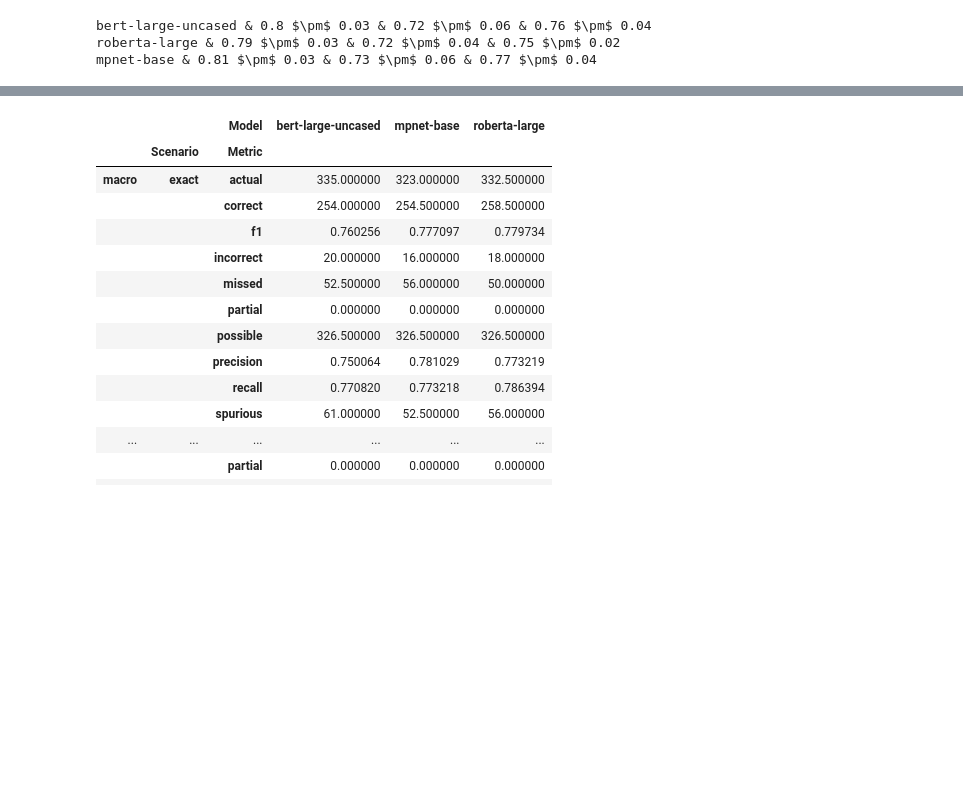
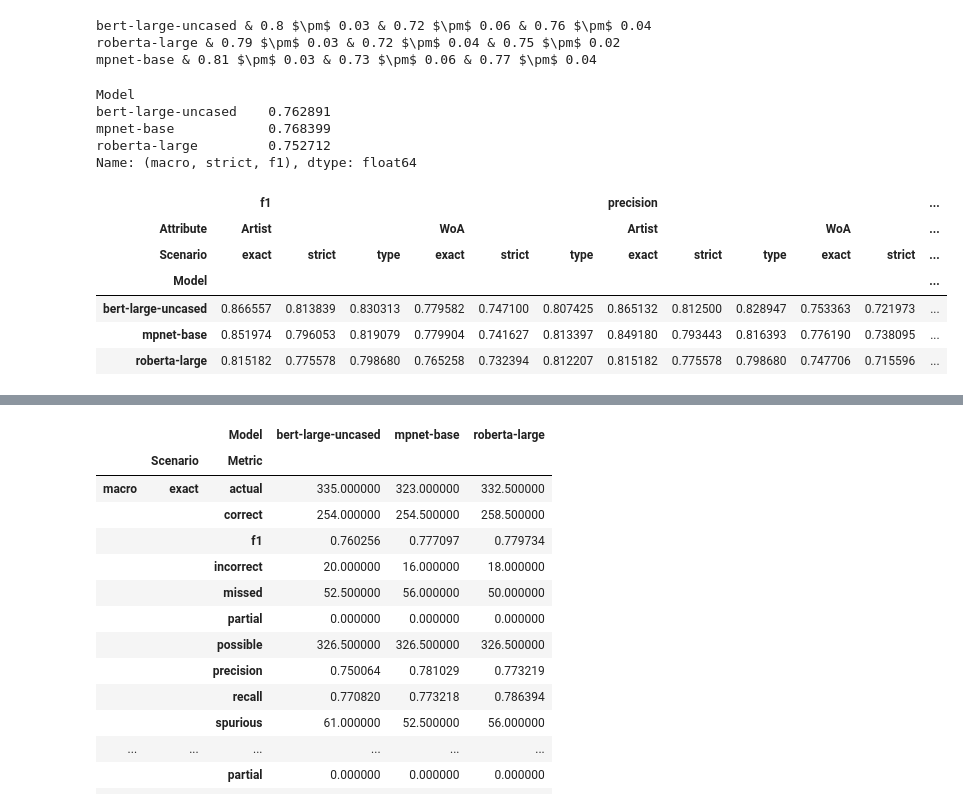
Before and after one commit to progsi/YTUnCoverLLM, a Jupyter notebook: notebooks/reddit_results.ipynb, the cells around one changed output, grey strips where cells are left out. Drawn from its saved outputs; the diff is of its cells as text; code cells hidden in the pictures; blank space fills up the shorter version.

```diff
--- a/notebooks/reddit_results.ipynb
+++ b/notebooks/reddit_results.ipynb
@@ -316,3 +278,31 @@ from baseline.parse_output import get_results_overall_table, get_results_table,
 
 BASELINES = ["bert-large-uncased", "roberta-large", "mpnet-base"]
 OUTPUT_PATH_REDDIT = "../baseline/music-ner-eacl2023/output/dataset"
+
+results_f1 = get_results_overall_table(BASELINES, OUTPUT_PATH_REDDIT + str(1)).loc["macro", "strict", "f1"]
+for i in range(2,5):
+    results_f1 += get_results_overall_table(BASELINES, OUTPUT_PATH_REDDIT + str(i)).loc["macro", "strict", "f1"]
+results_f1 =  results_f1/4
+results_f1
+# %% [output]
+Model
+bert-large-uncased    0.762891
+mpnet-base            0.768399
+roberta-large         0.752712
+Name: (macro, strict, f1), dtype: float64
+# %%
+
+
+results_attrs = get_results_table(BASELINES, OUTPUT_PATH_REDDIT + str(1))
+for i in range(2,5):
+    results_attrs += get_results_table(BASELINES, OUTPUT_PATH_REDDIT + str(1))
+results_attrs =  results_attrs/4
+results_attrs
+# %% [output]
+|  | f1 |  |  |  |  |  | precision |  |  |  |  | ... |
+| Attribute | Artist |  |  | WoA |  |  | Artist |  |  | WoA |  | ... |
+| Scenario | exact | strict | type | exact | strict | type | exact | strict | type | exact | strict | ... |
+| Model |  |  |  |  |  |  |  |  |  |  |  | ... |
+| bert-large-uncased | 0.866557 | 0.813839 | 0.830313 | 0.779582 | 0.747100 | 0.807425 | 0.865132 | 0.812500 | 0.828947 | 0.753363 | 0.721973 | ... |
+| mpnet-base | 0.851974 | 0.796053 | 0.819079 | 0.779904 | 0.741627 | 0.813397 | 0.849180 | 0.793443 | 0.816393 | 0.776190 | 0.738095 | ... |
+| roberta-large | 0.815182 | 0.775578 | 0.798680 | 0.765258 | 0.732394 | 0.812207 | 0.815182 | 0.775578 | 0.798680 | 0.747706 | 0.715596 | ... |
```
Also changed, not shown: parts of 15 cells of this notebook, 9 other files.
